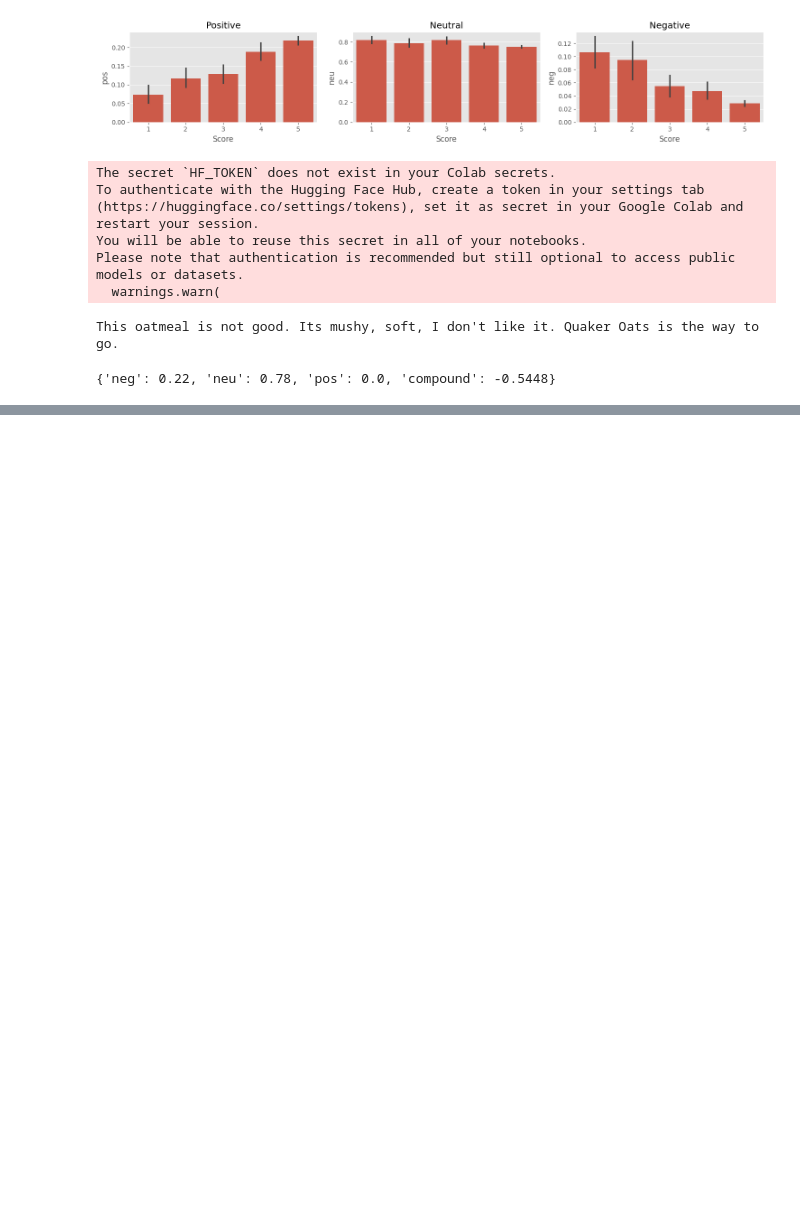
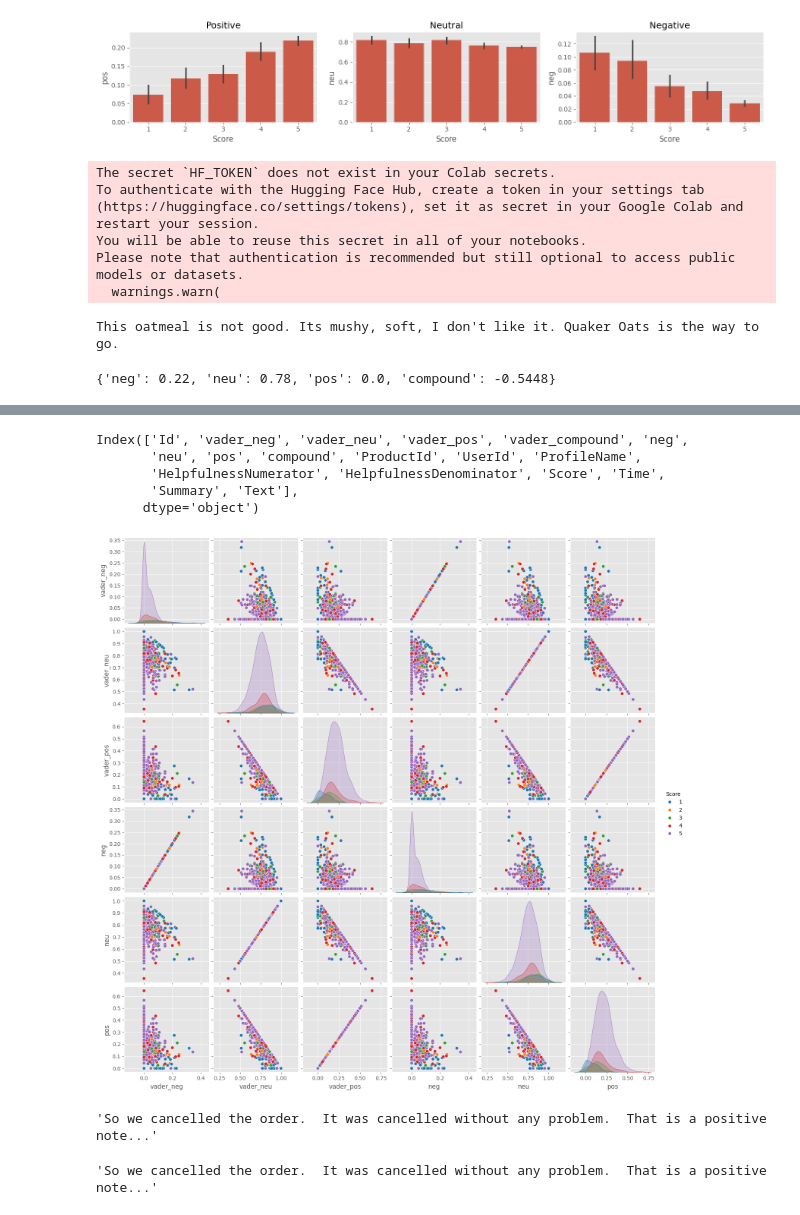
Before and after one commit to dilanmalaviarachchi/sentimental_analysis, a Jupyter notebook: sentimental_Analysis.ipynb, the cells around one changed output, grey strips where cells are left out. Saved outputs shown, nothing was run; the diff lists cells and outputs as text; code cells hidden in the pictures; blank space fills up the shorter version.

```diff
--- a/sentimental_Analysis.ipynb
+++ b/sentimental_Analysis.ipynb
@@ -230,0 +247,17 @@ tokenizer(exa,return_tensors='pt')
+# %%
+res = {}
+
+for i, row in tqdm (data.iterrows(), total=len(data)):
+  try:
+      text = row['Text']
+      myid = row['Id']
+      vader_result = sia.polarity_scores(text)
+      vader_result_rename = {}
+      for key, value in vader_result.items():
+        vader_result_rename[f"vader_{key}"] = value
+
+      roberta_result = sia.polarity_scores(text)
+      both = {**vader_result_rename, **roberta_result}
+      res[myid] = both
+  except RuntimeError:
+    print(f'Broke for id {myid}')
@@ -230,0 +275,4 @@ tokenizer(exa,return_tensors='pt')
+# %%
+results_df = pd.DataFrame(res).T
+results_df = results_df.reset_index().rename(columns={'index': 'Id'})
+results_df = results_df.merge(data, how='left')
@@ -230,0 +288,29 @@ tokenizer(exa,return_tensors='pt')
+# %%
+results_df.columns
+# %% [output]
+Index(['Id', 'vader_neg', 'vader_neu', 'vader_pos', 'vader_compound', 'neg',
+       'neu', 'pos', 'compound', 'ProductId', 'UserId', 'ProfileName',
+       'HelpfulnessNumerator', 'HelpfulnessDenominator', 'Score', 'Time',
+       'Summary', 'Text'],
+      dtype='object')
+# %%
+#compare scores between models
+
+sns.pairplot(data=results_df,
+              vars=['vader_neg', 'vader_neu', 'vader_pos',
+                    'neg', 'neu', 'pos'],
+              hue='Score',
+              palette='tab10')
+plt.show()
+# %% [output]
+[figure, added]
+# %%
+#review examples
+
+results_df.query('Score == 1').sort_values('pos', ascending=False)['Text'].values[0]
+# %% [output]
+'So we cancelled the order.  It was cancelled without any problem.  That is a positive note...'
+# %%
+results_df.query('Score == 1').sort_values('vader_pos', ascending=False)['Text'].values[0]
+# %% [output]
+'So we cancelled the order.  It was cancelled without any problem.  That is a positive note...'
```
Also changed, not shown: parts of 8 cells of this notebook.
